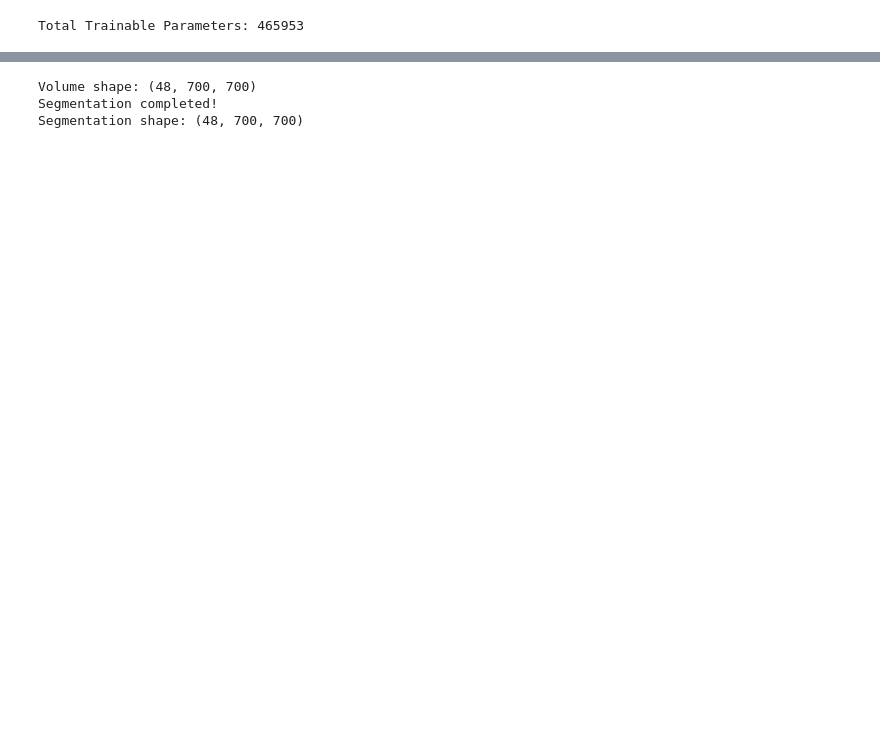
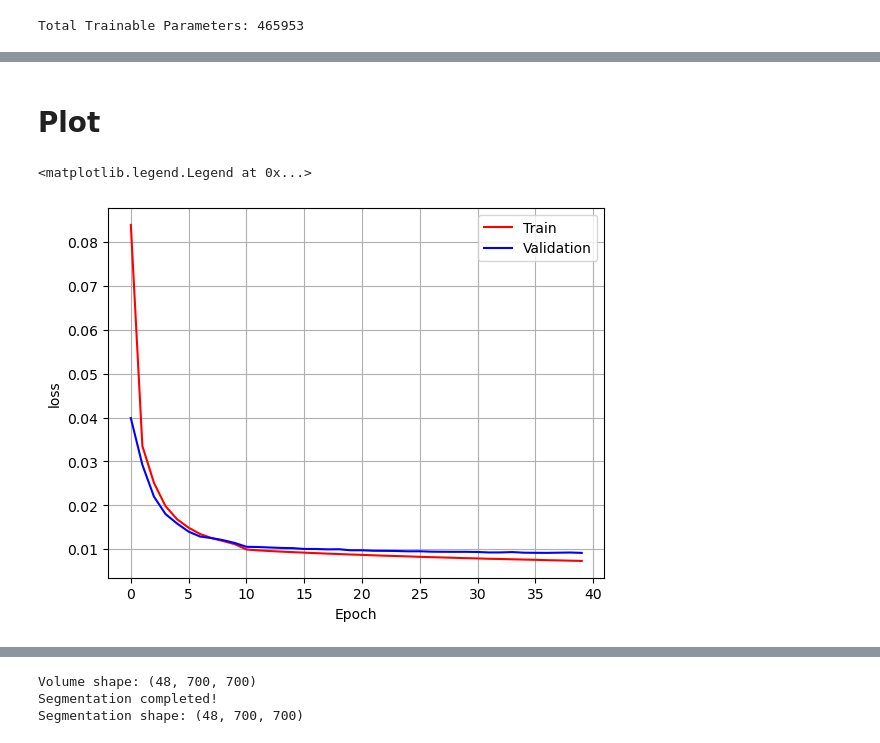
Before and after one commit to Ramyarzarza/Rock_CT_image, a Jupyter notebook: Synthetic image/synthetic image model.ipynb, the cells around one changed output, grey strips where cells are left out. Drawn from its saved outputs; the diff is of its cells as text; code cells hidden in the pictures; blank space fills up the shorter version.

```diff
--- a/Synthetic image/synthetic image model.ipynb
+++ b/Synthetic image/synthetic image model.ipynb
@@ -9,12 +9,14 @@ from torchvision.utils import make_grid
 import matplotlib.pyplot as plt
 from PIL import Image
 import numpy as np
+from torchmetrics import Accuracy
+from tqdm import tqdm
 
 # Configuration
 # Load data
 IMG_DIR = "../../../Rock_CT_images/synthetic/images/"  # Replace with the image directory
 MASK_DIR = "../../../Rock_CT_images/synthetic/masks/"    # Replace with the mask directory
-IMG_SIZE = (128, 128)
+IMG_SIZE = (224, 224)
 BATCH_SIZE = 8
 LR = 1e-3
 EPOCHS = 10
@@ -123,3 +125,5 @@ class SmallUNet(nn.Module):
 # Initialize Model, Loss, and Optimizer
 model = SmallUNet().to(DEVICE)
 criterion = nn.BCELoss()
+# %%
+LR = 0.0001
@@ -133,0 +212,29 @@ Total Trainable Parameters: 465953
+# %%
+num_epochs = 10
+
+for epoch in range(num_epochs):
+  # Train
+  model, loss_train, acc_train = train_one_epoch(model,
+                                                 train_loader,
+                                                 criterion,
+                                                 optimizer,
+                                                 epoch)
+  # Validation
+  loss_valid, acc_valid = validation(model,
+                                     test_loader,
+                                     criterion)
+
+  loss_train_hist.append(loss_train)
+  loss_valid_hist.append(loss_valid)
+
+  acc_train_hist.append(acc_train)
+  acc_valid_hist.append(acc_valid)
+
+  if loss_valid < best_loss_valid:
+    torch.save(model, f'model.pt')
+    best_loss_valid = loss_valid
+
+  print(f'Valid: Loss = {loss_valid:.4}, Acc = {acc_valid:.4}')
+  print()
+
+  epoch_counter += 1
@@ -133,0 +252,13 @@ Total Trainable Parameters: 465953
+# %% [markdown]
+# **Plot**
+# %%
+plt.plot(range(epoch_counter), loss_train_hist, 'r-', label='Train')
+plt.plot(range(epoch_counter), loss_valid_hist, 'b-', label='Validation')
+
+plt.xlabel('Epoch')
+plt.ylabel('loss')
+plt.grid(True)
+plt.legend()
+# %% [output]
+<matplotlib.legend.Legend at 0x...>
+[figure, added]
```
Also changed, not shown: parts of 15 cells of this notebook, 3 other files.
